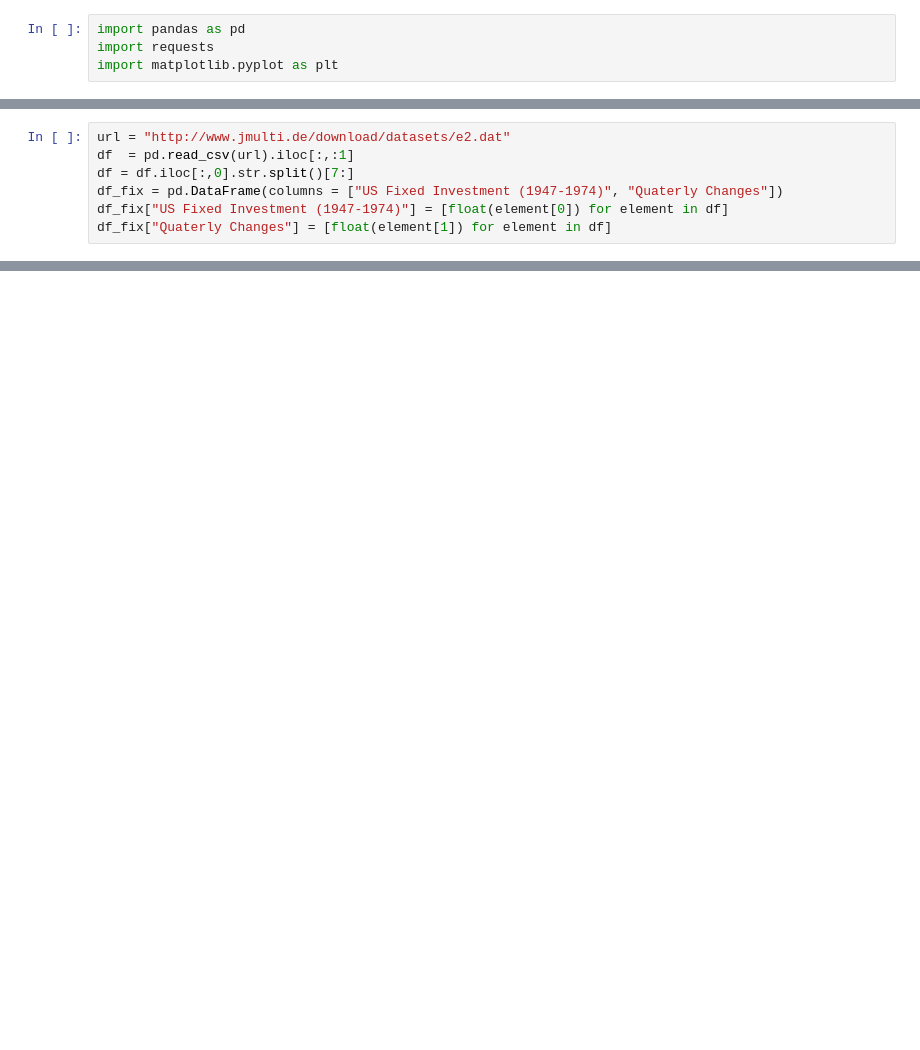
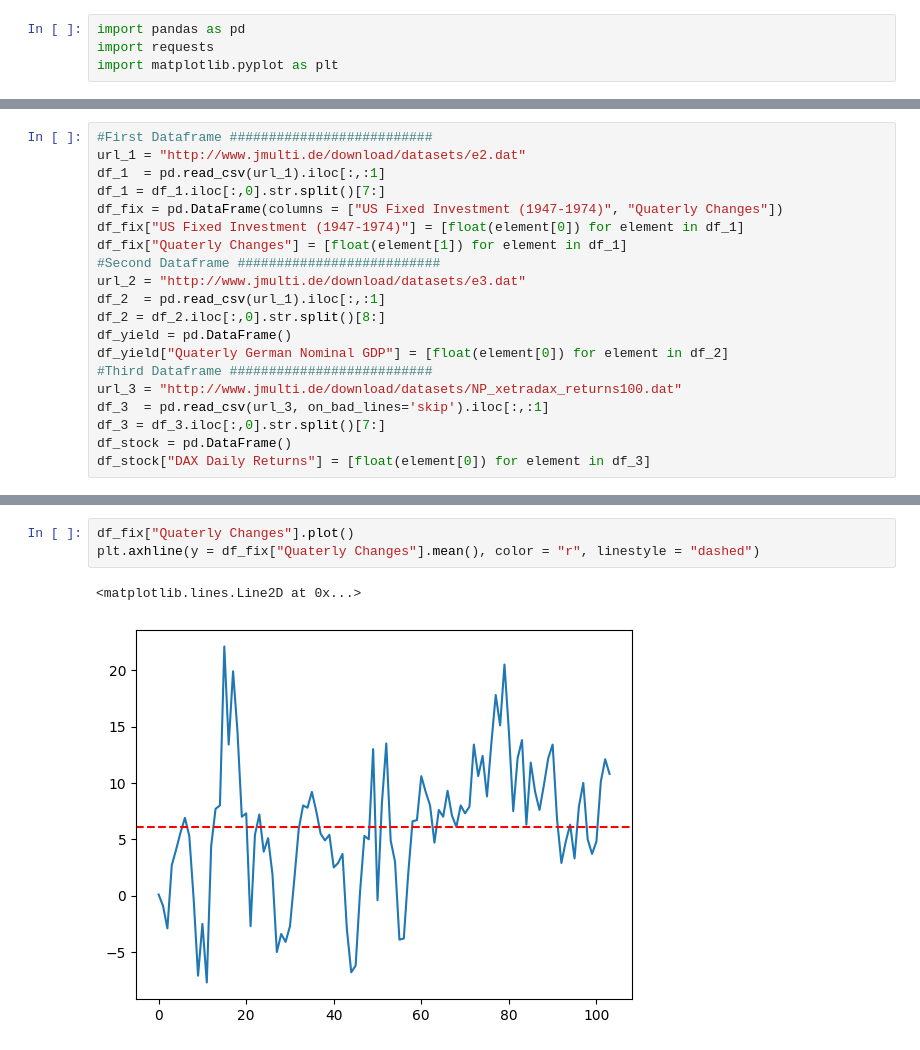
Before and after one commit to eduardo-contreras-dominguez/Time-Series-Analysis, a Jupyter notebook: Chapter 1 (Individual Time Series Analysis).ipynb, the cells around one changed output, grey strips where cells are left out. Drawn from its saved outputs; the diff is of its cells as text; blank space fills up the shorter version.

```diff
--- a/Chapter 1 (Individual Time Series Analysis).ipynb
+++ b/Chapter 1 (Individual Time Series Analysis).ipynb
@@ -5,7 +7,20 @@ import matplotlib.pyplot as plt
 # %%
-url = "http://www.jmulti.de/download/datasets/e2.dat"
-df  = pd.read_csv(url).iloc[:,:1]
-df = df.iloc[:,0].str.split()[7:]
+#First Dataframe ##########################
+url_1 = "http://www.jmulti.de/download/datasets/e2.dat"
+df_1  = pd.read_csv(url_1).iloc[:,:1]
+df_1 = df_1.iloc[:,0].str.split()[7:]
 df_fix = pd.DataFrame(columns = ["US Fixed Investment (1947-1974)", "Quaterly Changes"])
-df_fix["US Fixed Investment (1947-1974)"] = [float(element[0]) for element in df]
-df_fix["Quaterly Changes"] = [float(element[1]) for element in df]
+df_fix["US Fixed Investment (1947-1974)"] = [float(element[0]) for element in df_1]
+df_fix["Quaterly Changes"] = [float(element[1]) for element in df_1]
+#Second Dataframe ##########################
+url_2 = "http://www.jmulti.de/download/datasets/e3.dat"
+df_2  = pd.read_csv(url_1).iloc[:,:1]
+df_2 = df_2.iloc[:,0].str.split()[8:]
+df_yield = pd.DataFrame()
+df_yield["Quaterly German Nominal GDP"] = [float(element[0]) for element in df_2]
+#Third Dataframe ##########################
+url_3 = "http://www.jmulti.de/download/datasets/NP_xetradax_returns100.dat"
+df_3  = pd.read_csv(url_3, on_bad_lines='skip').iloc[:,:1]
+df_3 = df_3.iloc[:,0].str.split()[7:]
+df_stock = pd.DataFrame()
+df_stock["DAX Daily Returns"] = [float(element[0]) for element in df_3]
@@ -16,0 +35,6 @@ df_fix["Quaterly Changes"].plot()
+# %%
+df_fix["Quaterly Changes"].plot()
+plt.axhline(y = df_fix["Quaterly Changes"].mean(), color = "r", linestyle = "dashed")
+# %% [output]
+<matplotlib.lines.Line2D at 0x...>
+[figure, added]
```
Also changed, not shown: parts of 9 cells of this notebook, 1 other file.
